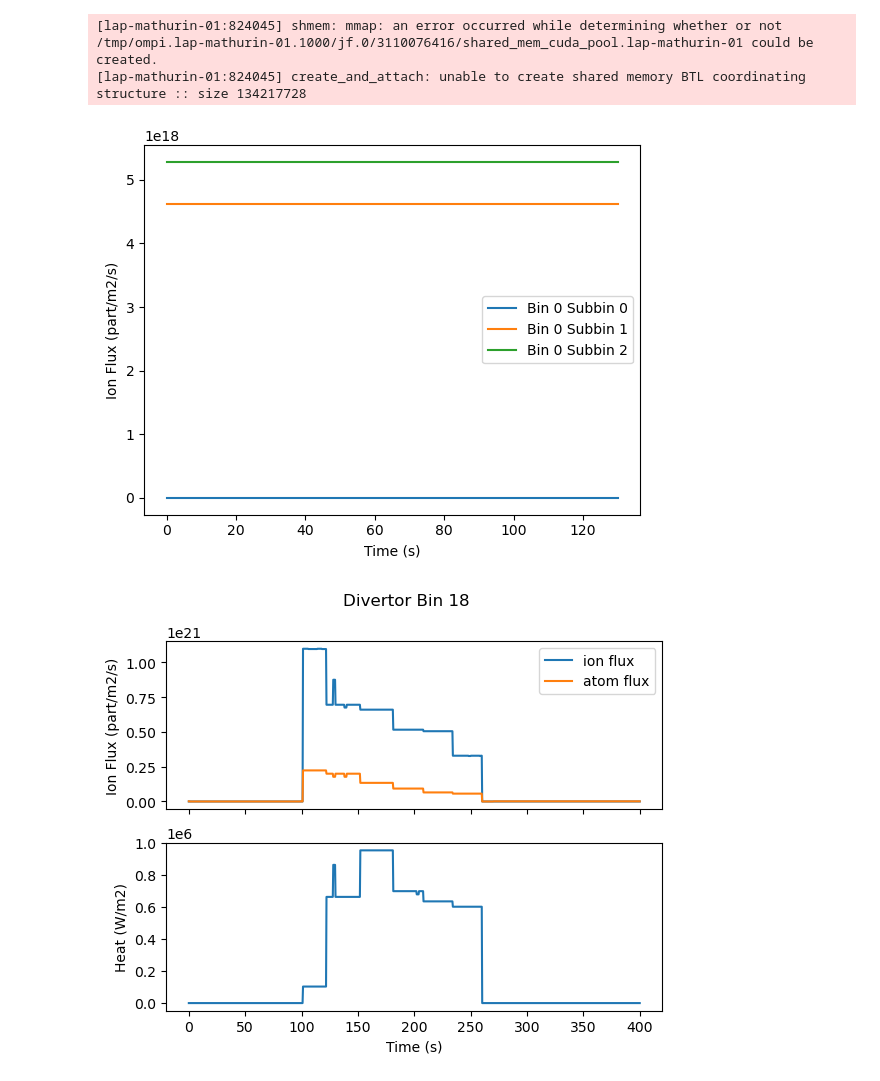
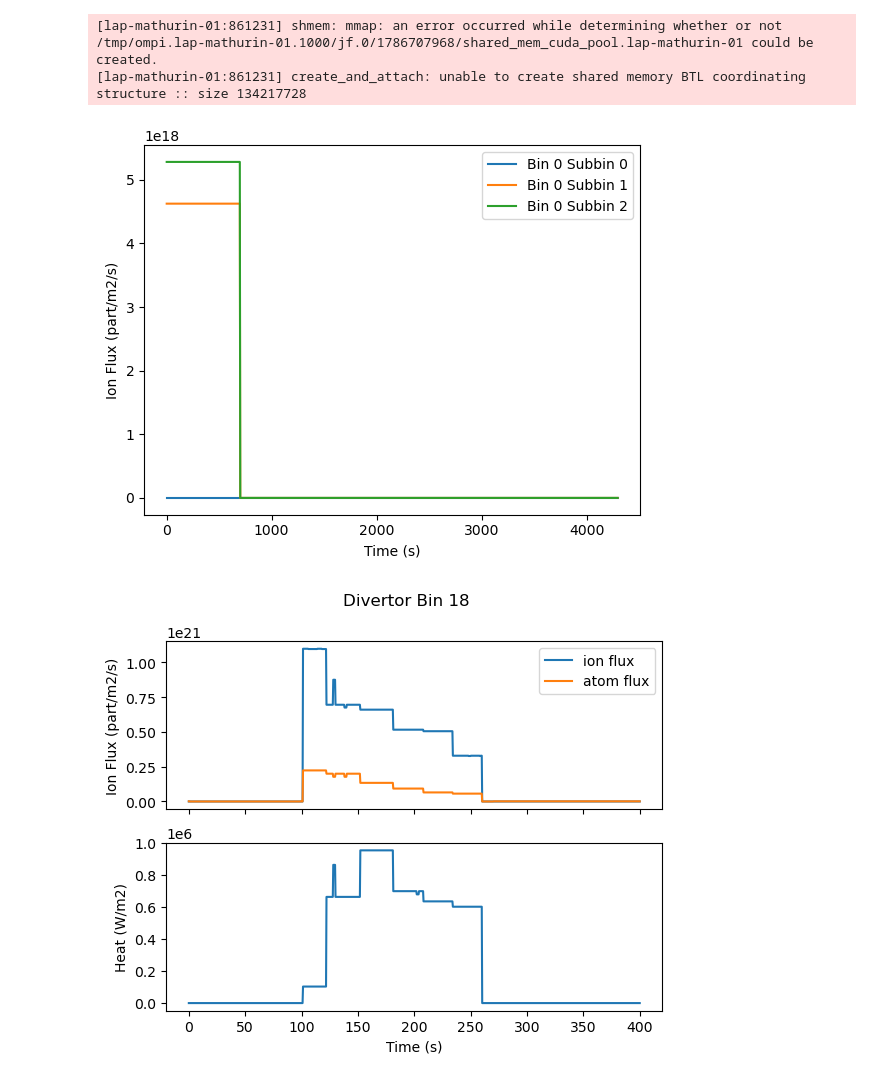
Before and after one commit to kaelyndunnell/hisp, a Jupyter notebook: plotting.ipynb, the cells around one changed output. Saved outputs shown, nothing was run; the diff lists cells and outputs as text; code cells hidden in the pictures.

```diff
--- a/plotting.ipynb
+++ b/plotting.ipynb
@@ -1,26 +1,38 @@
 # %%
 from all_bin_scenario import plasma_data_handling, my_scenario, FW_bins
-
+from hisp.scenario import Pulse
 import numpy as np
 import matplotlib.pyplot as plt
 
-t = np.linspace(0, my_scenario.get_maximum_time(), 1000)
+FP_pulse = Pulse(
+    pulse_type="FP",
+    nb_pulses=1,
+    ramp_up=100,
+    ramp_down=100,
+    steady_state=500,
+    waiting=3600,
+    tritium_fraction=0.5,
+)
+
+t = np.linspace(0, FP_pulse.total_duration, 1000, endpoint=False)
 FW_bin = FW_bins.bins[0]
 for i, sub_bin in enumerate(FW_bin.sub_bins):
     ion_flux = []
     for t_val in t:
         ion_flux.append(
-            plasma_data_handling.get_particle_flux("FP", bin=sub_bin, t_rel=t_val, ion=True)
+            plasma_data_handling.get_particle_flux(
+                FP_pulse, bin=sub_bin, t_rel=t_val, ion=True
+            )
         )
     plt.plot(t, ion_flux, label=f"Bin {FW_bin.index} Subbin {i}")
 plt.xlabel("Time (s)")
 plt.ylabel("Ion Flux (part/m2/s)")
 plt.legend()
 plt.show()
 # %% [output]
-[lap-mathurin-01:824045] shmem: mmap: an error occurred while determining whether or not /tmp/ompi.lap-mathurin-01.1000/jf.0/3110076416/shared_mem_cuda_pool.lap-mathurin-01 could be created.
-[lap-mathurin-01:824045] create_and_attach: unable to create shared memory BTL coordinating structure :: size 134217728
+[lap-mathurin-01:861231] shmem: mmap: an error occurred while determining whether or not /tmp/ompi.lap-mathurin-01.1000/jf.0/1786707968/shared_mem_cuda_pool.lap-mathurin-01 could be created.
+[lap-mathurin-01:861231] create_and_attach: unable to create shared memory BTL coordinating structure :: size 134217728
-[figure, old version]
+[figure, new version]
 # %%
 from all_bin_scenario import plasma_data_handling, Div_bins
 
```
Also changed, not shown: parts of 7 cells of this notebook.
